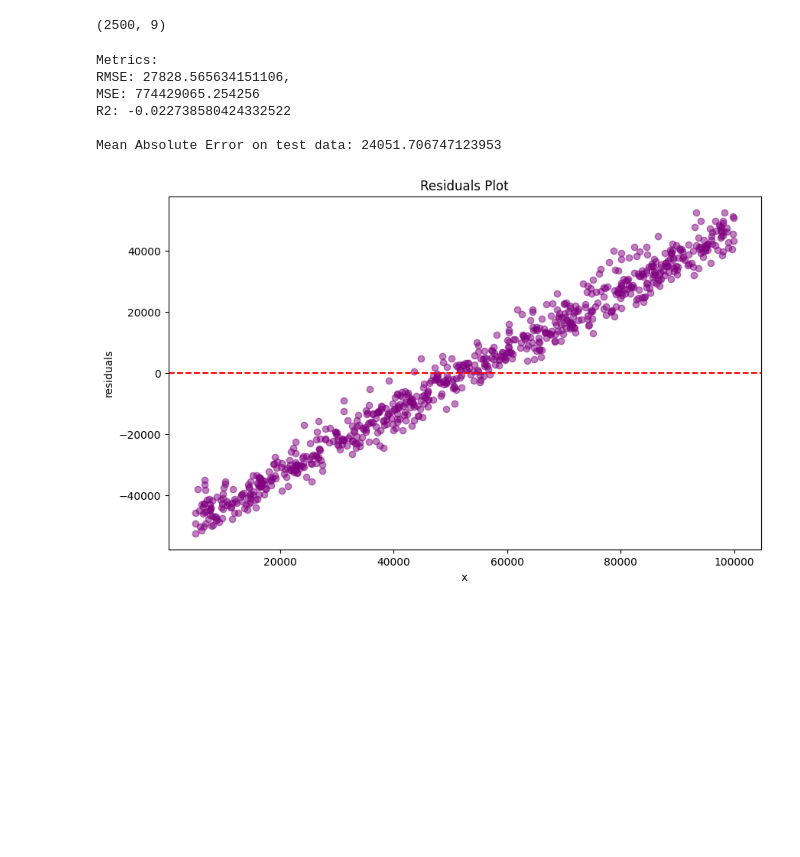
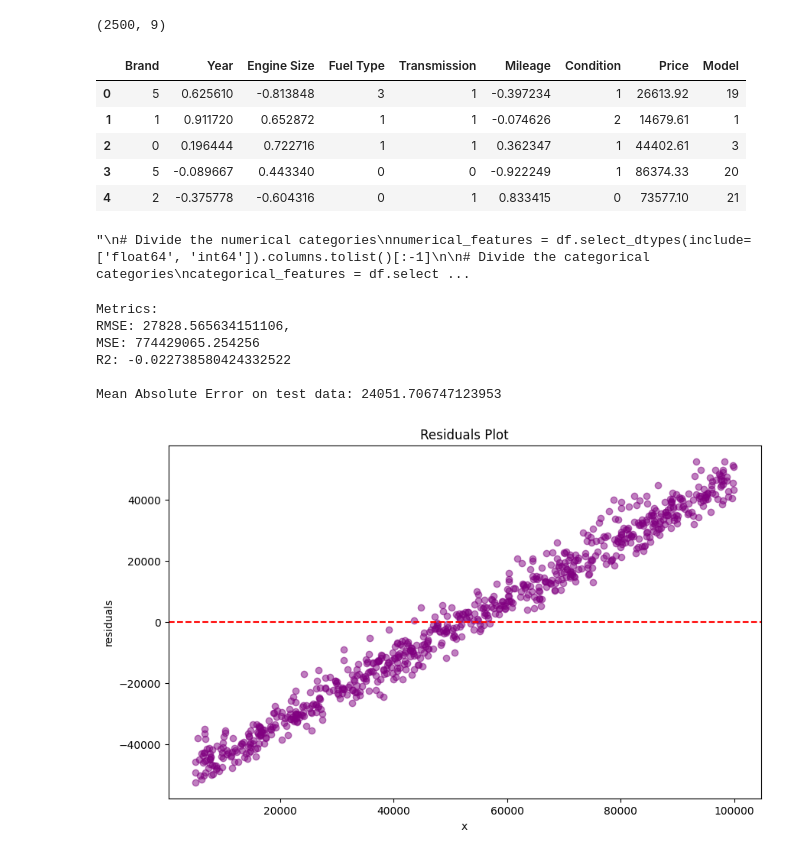
Before and after one commit to Zero5896/Car_price_modeling, a Jupyter notebook: linear_regression.ipynb, the cells around one changed output. Cells and saved outputs as stored; diff of their text form; code cells hidden in the pictures; blank space fills up the shorter version.

```diff
--- a/linear_regression.ipynb
+++ b/linear_regression.ipynb
@@ -55,7 +55,28 @@ X = df.drop('Price', axis = 1)
 Y = df['Price']
 
 X_train, X_test, Y_train, Y_test = train_test_split(X, Y, train_size=0.7, random_state = 42)
+# %%
+from sklearn.preprocessing import LabelEncoder
+le = LabelEncoder()
+df["Brand"] = le.fit_transform(df["Brand"])
+le = LabelEncoder()
+df["Fuel Type"] = le.fit_transform(df["Fuel Type"])
+le = LabelEncoder()
+df["Transmission"] = le.fit_transform(df["Transmission"])
+le = LabelEncoder()
+df["Condition"] = le.fit_transform(df["Condition"])
+le = LabelEncoder()
+df["Model"] = le.fit_transform(df["Model"])
+df.head()
+# %% [output]
+|  | Brand | Year | Engine Size | Fuel Type | Transmission | Mileage | Condition | Price | Model |
+| 0 | 5 | 0.625610 | -0.813848 | 3 | 1 | -0.397234 | 1 | 26613.92 | 19 |
+| 1 | 1 | 0.911720 | 0.652872 | 1 | 1 | -0.074626 | 2 | 14679.61 | 1 |
+| 2 | 0 | 0.196444 | 0.722716 | 1 | 1 | 0.362347 | 1 | 44402.61 | 3 |
+| 3 | 5 | -0.089667 | 0.443340 | 0 | 0 | -0.922249 | 1 | 86374.33 | 20 |
+| 4 | 2 | -0.375778 | -0.604316 | 0 | 1 | 0.833415 | 0 | 73577.10 | 21 |
 # %%
+'''
 # Divide the numerical categories
 numerical_features = df.select_dtypes(include=['float64', 'int64']).columns.tolist()[:-1]
 
@@ -67,6 +88,9 @@ numerical_transformer = StandardScaler()
 
 # Instantiate the one-hot encoder
 categorical_transformer = OneHotEncoder(drop='first')
+'''
+# %% [output]
+"\n# Divide the numerical categories\nnumerical_features = df.select_dtypes(include=['float64', 'int64']).columns.tolist()[:-1]\n\n# Divide the categorical categories\ncategorical_features = df.select ...
 # %%
 preprocesor = ColumnTransformer(
     transformers = [
```
Also changed, not shown: parts of 1 cell of this notebook, 11 other files.
